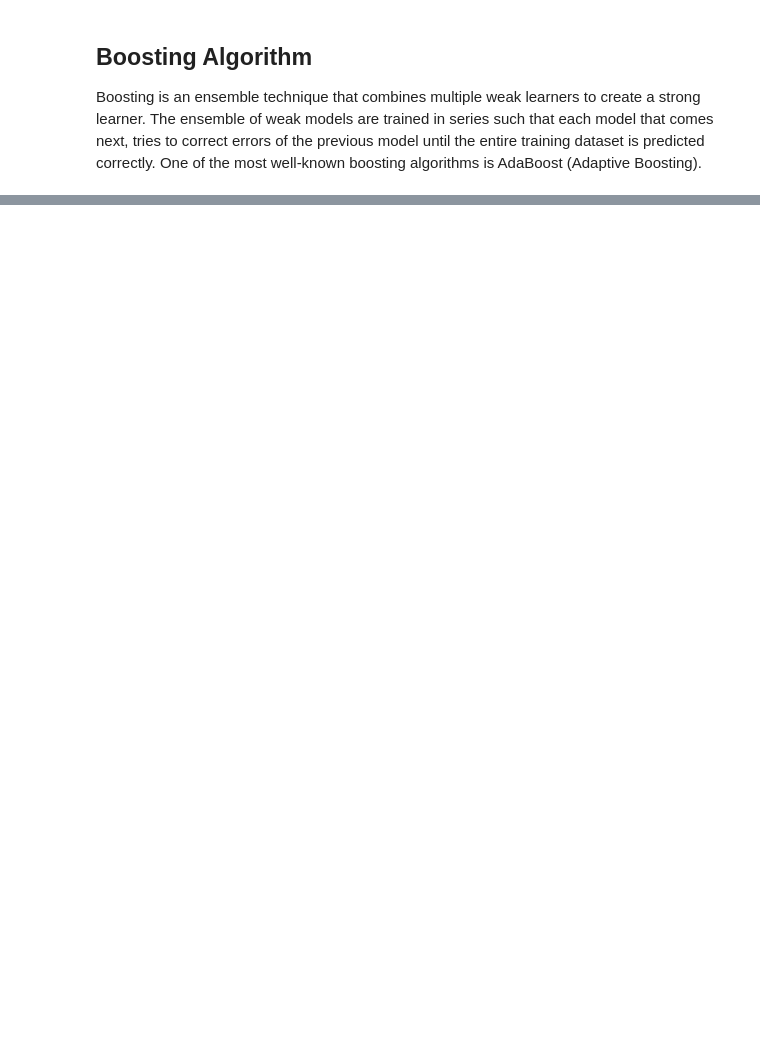
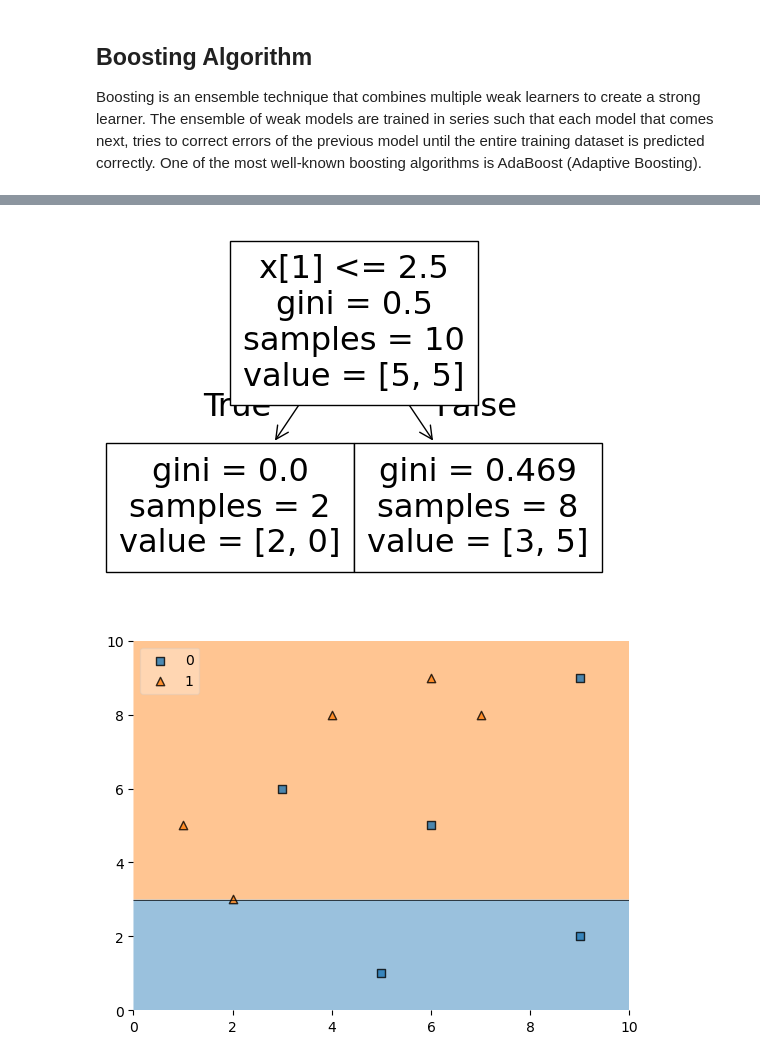
Before and after one commit to itsanishsingh/task-ensemble, a Jupyter notebook: task_ensemble.ipynb, the cells around one changed output, grey strips where cells are left out. Cells and saved outputs as stored; diff of their text form; code cells hidden in the pictures; blank space fills up the shorter version.

```diff
--- a/task_ensemble.ipynb
+++ b/task_ensemble.ipynb
@@ -168,0 +228,3 @@ Boosting is an ensemble technique that combines multiple weak learners to create
+# %%
+df["weights"] = 1/df.shape[0]
+df
@@ -168,0 +291,19 @@ Boosting is an ensemble technique that combines multiple weak learners to create
+# %%
+index_values = create_new_database(df)
+second_df = df.iloc[index_values, 0:4]
+dt2 = DecisionTreeClassifier(max_depth=1)
+X = df.iloc[:, 0:2].values
+y = df.iloc[:, 2].values
+dt2.fit(X, y)
+plot_tree(dt2)
+plt.show()
+plot_decision_regions(X, y, clf=dt2, legend=2)
+second_df["y_pred"] = dt2.predict(X)
+alpha2 = calculate_error(0.4)
+second_df["updated_weights"] = second_df.apply(update_error_2, axis=1)
+second_df["normalized_weights"] = second_df["updated_weights"]/second_df["updated_weights"].sum()
+second_df["custom_upper"] = np.cumsum(second_df["normalized_weights"])
+second_df["custom_lower"] = second_df["custom_upper"] - second_df["normalized_weights"]
+# %% [output]
+[figure, added]
+[figure, added]
```
Also changed, not shown: parts of 27 cells of this notebook.
